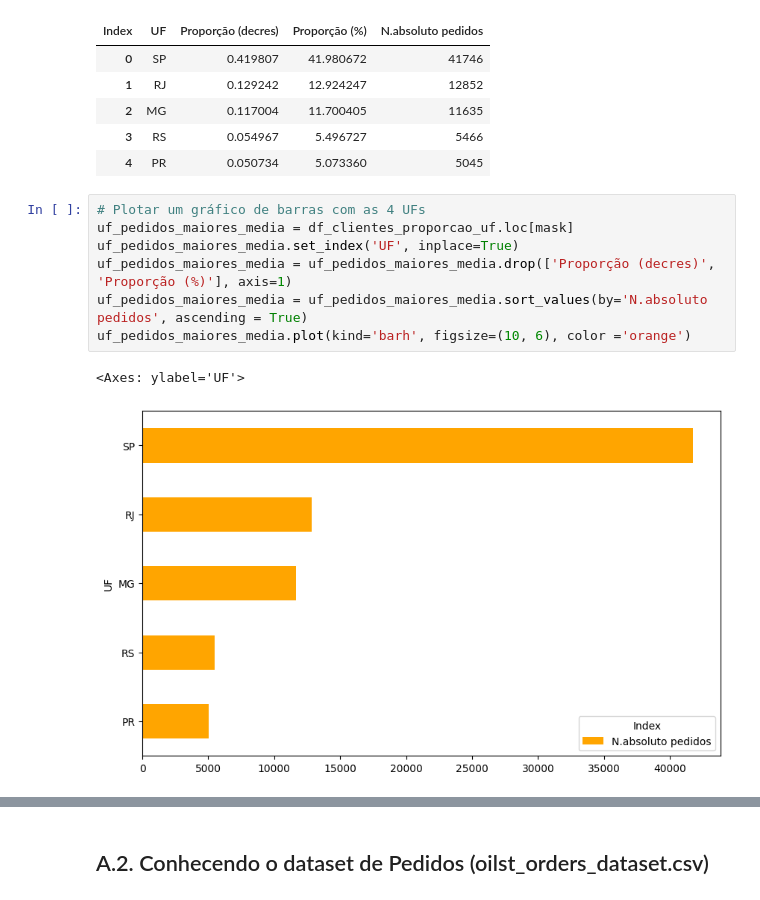
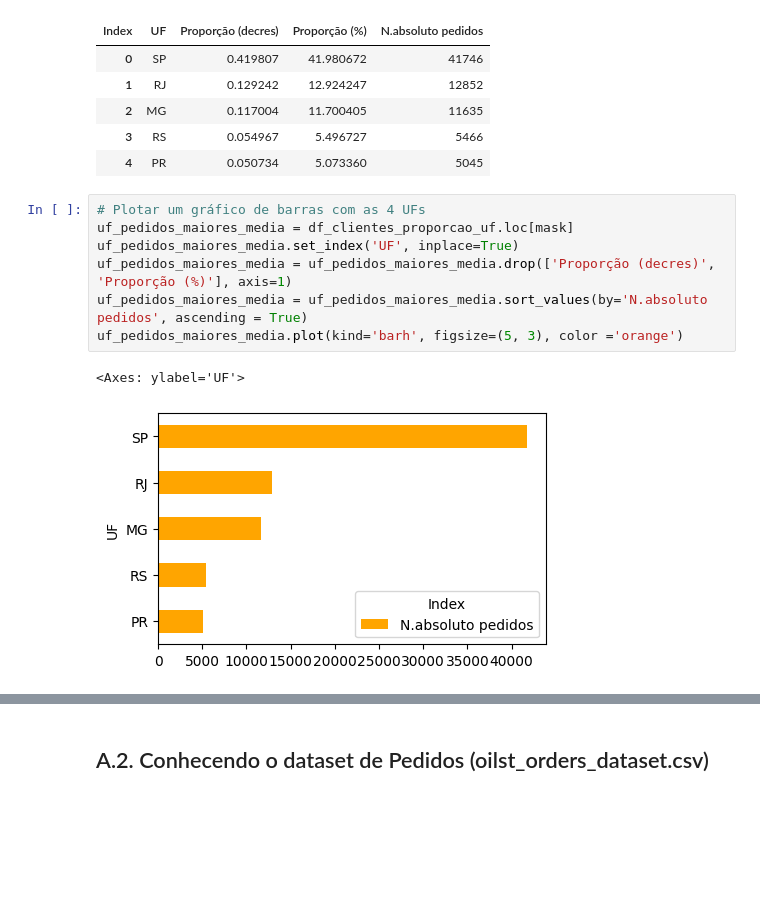
Before and after one commit to julianabpeixoto/data-science-portfolio, a Jupyter notebook: santander_coders_2023_2semestre_trilha_data_science_tecnicas_programacao_1_projeto_final/jbp_projeto_final.ipynb, the cells around one changed output, grey strips where cells are left out. Drawn from its saved outputs; the diff is of its cells as text; blank space fills up the shorter version.

```diff
--- a/santander_coders_2023_2semestre_trilha_data_science_tecnicas_programacao_1_projeto_final/jbp_projeto_final.ipynb
+++ b/santander_coders_2023_2semestre_trilha_data_science_tecnicas_programacao_1_projeto_final/jbp_projeto_final.ipynb
@@ -612,10 +612,10 @@ df_clientes_proporcao_uf.loc[mask]
 # %%
 # Plotar um gráfico de barras com as 4 UFs
 uf_pedidos_maiores_media = df_clientes_proporcao_uf.loc[mask]
 uf_pedidos_maiores_media.set_index('UF', inplace=True)
 uf_pedidos_maiores_media = uf_pedidos_maiores_media.drop(['Proporção (decres)', 'Proporção (%)'], axis=1)
 uf_pedidos_maiores_media = uf_pedidos_maiores_media.sort_values(by='N.absoluto pedidos', ascending = True)
-uf_pedidos_maiores_media.plot(kind='barh', figsize=(10, 6), color ='orange')
+uf_pedidos_maiores_media.plot(kind='barh', figsize=(5, 3), color ='orange')
 # %% [output]
 <Axes: ylabel='UF'>
-[figure, old version]
+[figure, new version]
```
Also changed, not shown: parts of 24 cells of this notebook.
